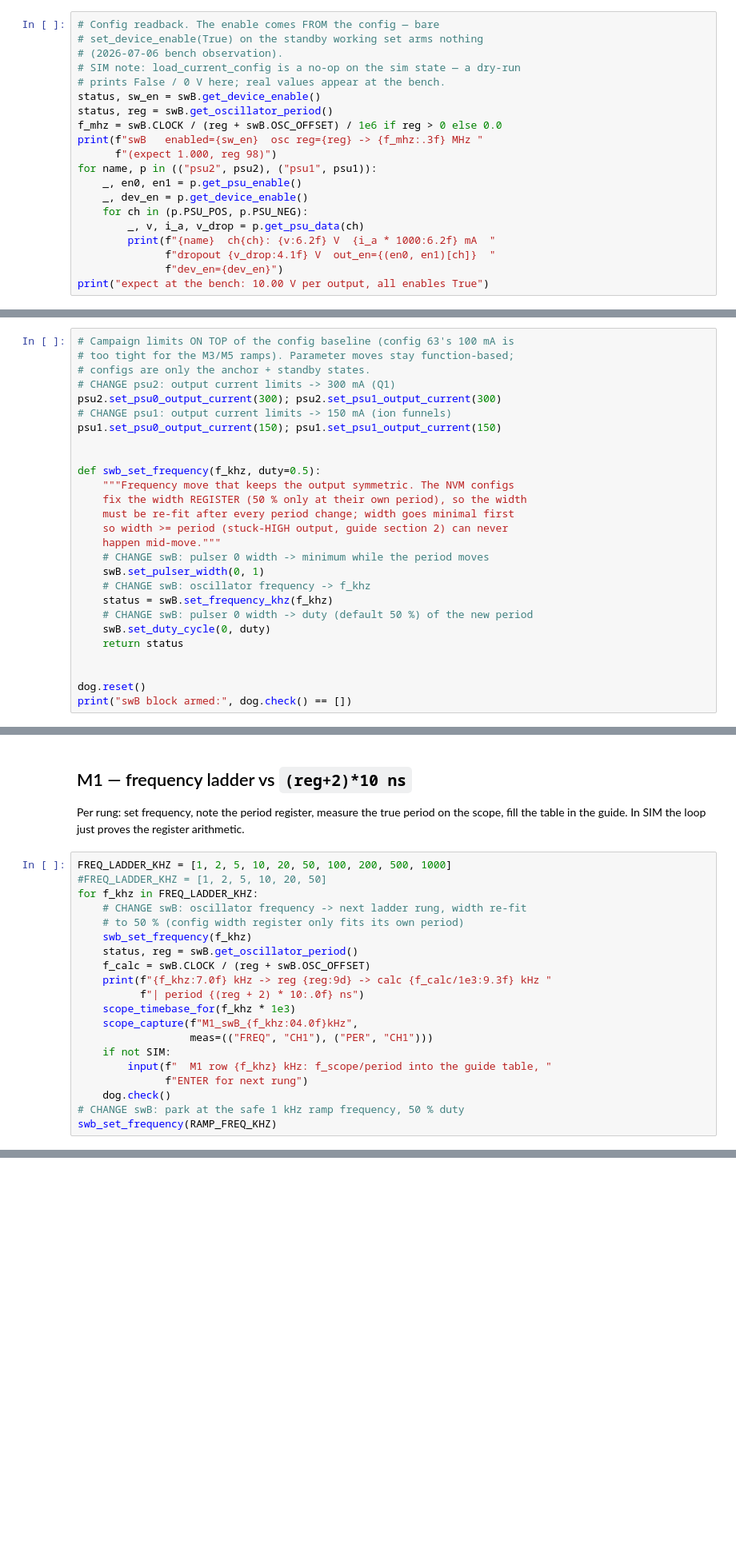
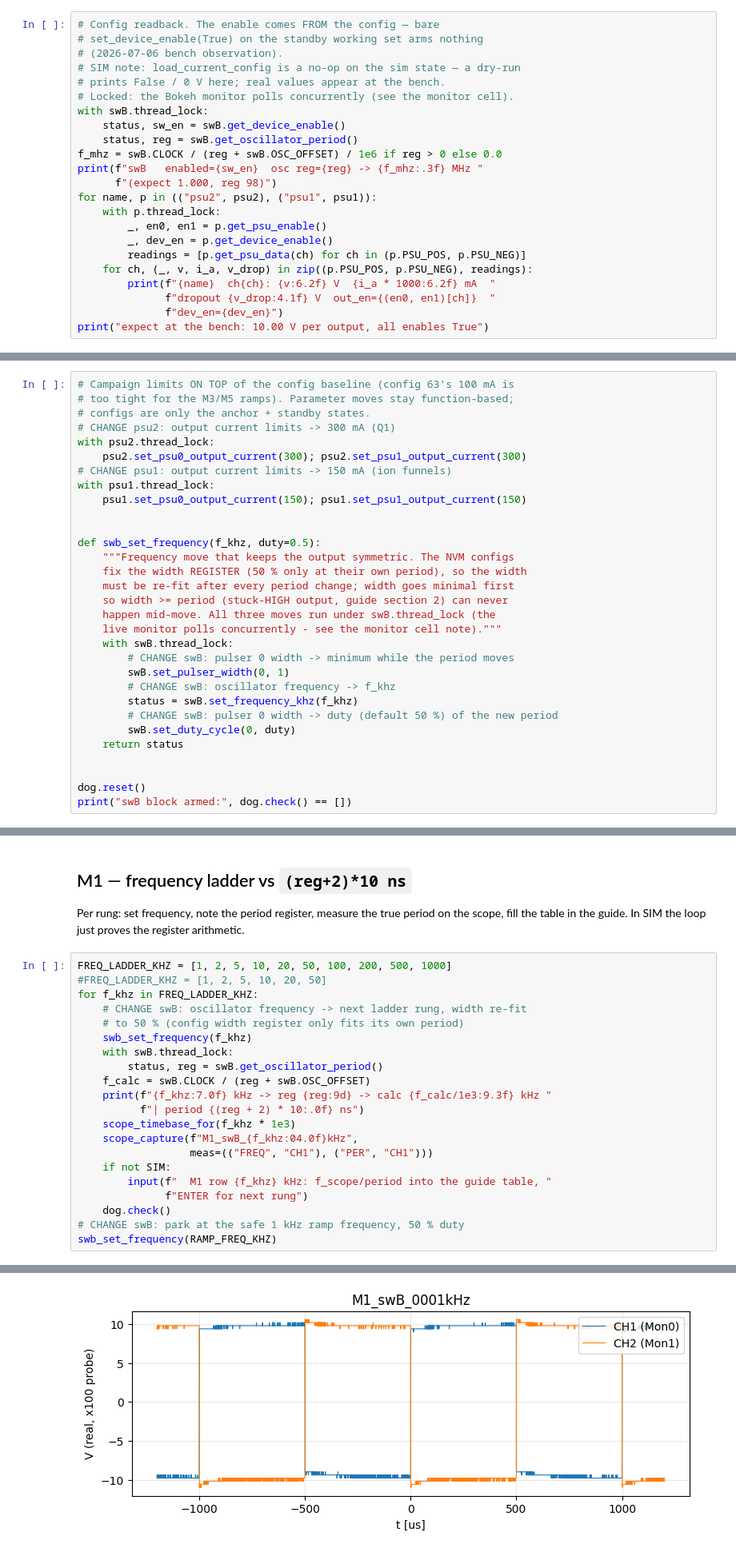
Before and after one commit to beambuilder/esibd_bs, a Jupyter notebook: debugging/notebooks/025_switch_campaign.ipynb, the cells around one changed output, grey strips where cells are left out. Shown at 80% size. Saved outputs shown, nothing was run; the diff lists cells and outputs as text; blank space fills up the shorter version.

```diff
--- a/debugging/notebooks/025_switch_campaign.ipynb
+++ b/debugging/notebooks/025_switch_campaign.ipynb
@@ -557,16 +623,19 @@ for name, p in (("psu2", psu2), ("psu1", psu1)):
 # (2026-07-06 bench observation).
 # SIM note: load_current_config is a no-op on the sim state — a dry-run
 # prints False / 0 V here; real values appear at the bench.
-status, sw_en = swB.get_device_enable()
-status, reg = swB.get_oscillator_period()
+# Locked: the Bokeh monitor polls concurrently (see the monitor cell).
+with swB.thread_lock:
+    status, sw_en = swB.get_device_enable()
+    status, reg = swB.get_oscillator_period()
 f_mhz = swB.CLOCK / (reg + swB.OSC_OFFSET) / 1e6 if reg > 0 else 0.0
 print(f"swB   enabled={sw_en}  osc reg={reg} -> {f_mhz:.3f} MHz "
       f"(expect 1.000, reg 98)")
 for name, p in (("psu2", psu2), ("psu1", psu1)):
-    _, en0, en1 = p.get_psu_enable()
-    _, dev_en = p.get_device_enable()
-    for ch in (p.PSU_POS, p.PSU_NEG):
-        _, v, i_a, v_drop = p.get_psu_data(ch)
+    with p.thread_lock:
+        _, en0, en1 = p.get_psu_enable()
+        _, dev_en = p.get_device_enable()
+        readings = [p.get_psu_data(ch) for ch in (p.PSU_POS, p.PSU_NEG)]
+    for ch, (_, v, i_a, v_drop) in zip((p.PSU_POS, p.PSU_NEG), readings):
         print(f"{name}  ch{ch}: {v:6.2f} V  {i_a * 1000:6.2f} mA  "
               f"dropout {v_drop:4.1f} V  out_en={(en0, en1)[ch]}  "
               f"dev_en={dev_en}")
@@ -595,9 +679,11 @@ if not SIM:
 # too tight for the M3/M5 ramps). Parameter moves stay function-based;
 # configs are only the anchor + standby states.
 # CHANGE psu2: output current limits -> 300 mA (Q1)
-psu2.set_psu0_output_current(300); psu2.set_psu1_output_current(300)
+with psu2.thread_lock:
+    psu2.set_psu0_output_current(300); psu2.set_psu1_output_current(300)
 # CHANGE psu1: output current limits -> 150 mA (ion funnels)
-psu1.set_psu0_output_current(150); psu1.set_psu1_output_current(150)
+with psu1.thread_lock:
+    psu1.set_psu0_output_current(150); psu1.set_psu1_output_current(150)
 
 
 def swb_set_frequency(f_khz, duty=0.5):
@@ -605,13 +691,15 @@ def swb_set_frequency(f_khz, duty=0.5):
     fix the width REGISTER (50 % only at their own period), so the width
     must be re-fit after every period change; width goes minimal first
     so width >= period (stuck-HIGH output, guide section 2) can never
-    happen mid-move."""
-    # CHANGE swB: pulser 0 width -> minimum while the period moves
-    swB.set_pulser_width(0, 1)
-    # CHANGE swB: oscillator frequency -> f_khz
-    status = swB.set_frequency_khz(f_khz)
-    # CHANGE swB: pulser 0 width -> duty (default 50 %) of the new period
-    swB.set_duty_cycle(0, duty)
+    happen mid-move. All three moves run under swB.thread_lock (the
+    live monitor polls concurrently - see the monitor cell note)."""
+    with swB.thread_lock:
+        # CHANGE swB: pulser 0 width -> minimum while the period moves
+        swB.set_pulser_width(0, 1)
+        # CHANGE swB: oscillator frequency -> f_khz
+        status = swB.set_frequency_khz(f_khz)
+        # CHANGE swB: pulser 0 width -> duty (default 50 %) of the new period
+        swB.set_duty_cycle(0, duty)
     return status
 
 
@@ -635,7 +731,8 @@ for f_khz in FREQ_LADDER_KHZ:
     # CHANGE swB: oscillator frequency -> next ladder rung, width re-fit
     # to 50 % (config width register only fits its own period)
     swb_set_frequency(f_khz)
-    status, reg = swB.get_oscillator_period()
+    with swB.thread_lock:
+        status, reg = swB.get_oscillator_period()
     f_calc = swB.CLOCK / (reg + swB.OSC_OFFSET)
     print(f"{f_khz:7.0f} kHz -> reg {reg:9d} -> calc {f_calc/1e3:9.3f} kHz "
           f"| period {(reg + 2) * 10:.0f} ns")
@@ -648,3 +745,4 @@ for f_khz in FREQ_LADDER_KHZ:
     dog.check()
 # CHANGE swB: park at the safe 1 kHz ramp frequency, 50 % duty
 swb_set_frequency(RAMP_FREQ_KHZ)
+# %% [output]
@@ -650,0 +753 @@ swb_set_frequency(RAMP_FREQ_KHZ)
+[figure, added]
```
Also changed, not shown: parts of 32 cells of this notebook, 4 other files.
